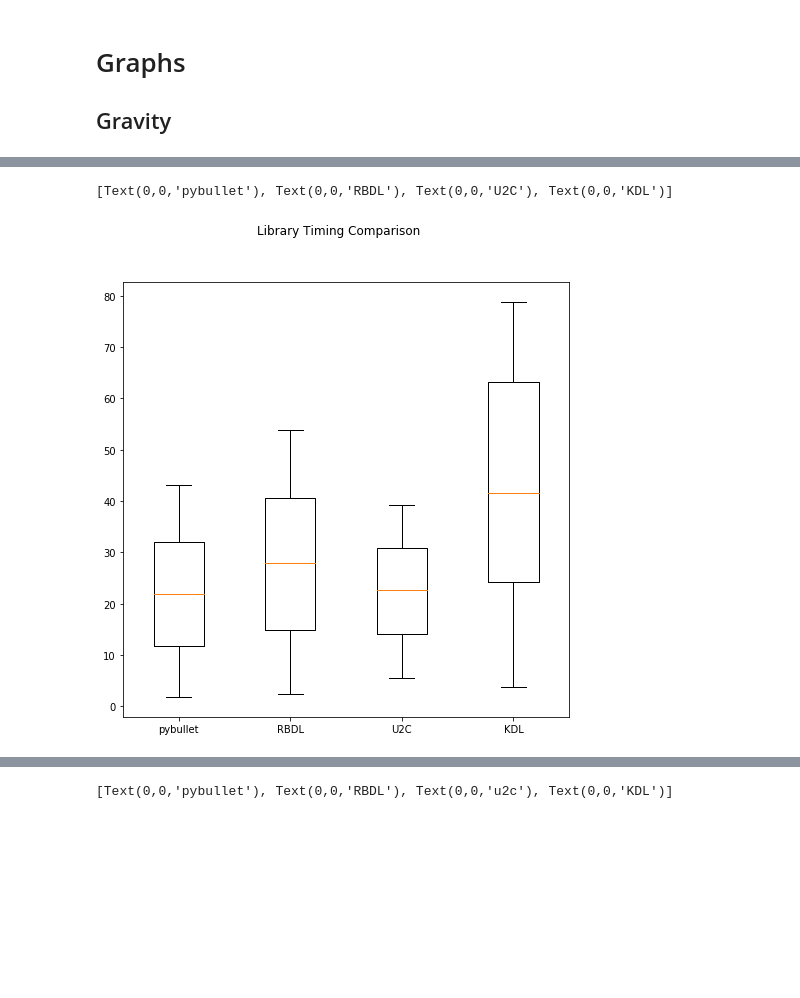
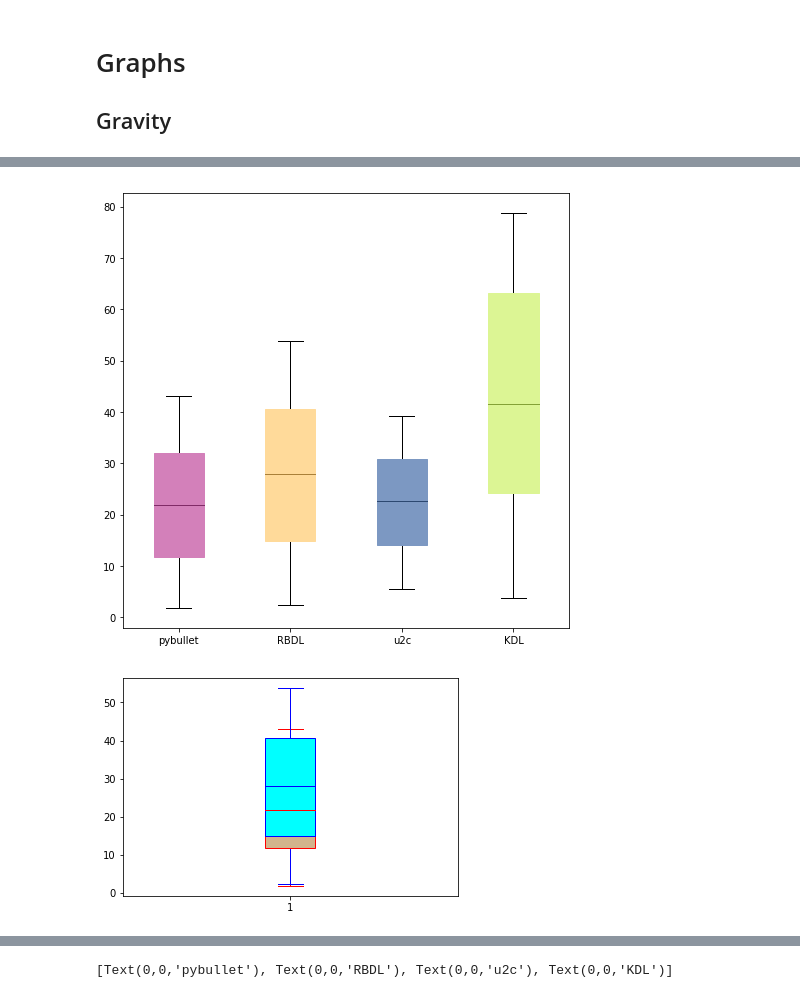
Before and after one commit to mahaarbo/urdf2casadi, a Jupyter notebook: examples/timing/timing_data.ipynb, the cells around one changed output, grey strips where cells are left out. Drawn from its saved outputs; the diff is of its cells as text; code cells hidden in the pictures; blank space fills up the shorter version.

Commit message:
data

```diff
--- a/examples/timing/timing_data.ipynb
+++ b/examples/timing/timing_data.ipynb
@@ -133,12 +151,0 @@ g_fig.show()
-# %%
-timing_scores = [g_mediantime_pb, g_mediantime_rbdl, g_mediantime_u2c, g_mediantime_kdl]
-names = ["pybullet", "RBDL", "U2C", "KDL"]#, "RBDL", "pybullet"]
-boxplot = plt.figure(figsize = (8, 8))
-boxplot.suptitle("Library Timing Comparison")
-ax = boxplot.add_subplot(111)
-ax.boxplot(timing_scores)
-#plt.boxplot(timing_scores)
-ax.set_xticklabels(names)
-# %% [output]
-[Text(0,0,'pybullet'), Text(0,0,'RBDL'), Text(0,0,'U2C'), Text(0,0,'KDL')]
-[figure, removed]
@@ -145,2 +162,58 @@ ax.set_xticklabels(names)
+# %%
+#c1 = ["#AA8439", "#7B9F35", "#882D61", "#2E4272"]
+#c2 = ["#DA9815", "#8ECB14", "#AF116A", "#1C4092"]
+#c3 = ["#FFAA00", "#A0F000", "#D30077", "#0B3FB5"]
+
+
+#data
+timing_scores = [g_mediantime_pb, g_mediantime_rbdl, g_mediantime_u2c, g_mediantime_kdl]
+
+names = ["pybullet", "RBDL", "u2c", "KDL"]#, "RBDL", "pybullet"]
+
+#figure instance
+boxplot = plt.figure(figsize = (8, 8))
+
+#create ax instance
+ax = boxplot.add_subplot(111)
+
+#create box plot
+
+bp = ax.boxplot(timing_scores, patch_artist = True)
+#plt.boxplot(timing_scores)
+ax.set_xticklabels(names)
+
+colors = ['pink', 'lightblue', 'lightgreen', "pink"]
+for patch, color, color2 in zip(bp['boxes'], c5, c5):
+    patch.set_facecolor(color)
+    patch.set_color(color2)
+
+#for patch, color in zip(bp['whiskers'], c1):
+#    patch.set_color(color, linewidth=2)
+
+for patch, color in zip(bp['medians'], c1):
+    patch.set_color(color)
+
+#for patch, color in zip(bp['caps'], c1+c2):
+#    patch.set_color(color)
+# %% [output]
+[figure, added]
+# %%
+def draw_plot(data, edge_color, fill_color):
+    bp = ax.boxplot(data, patch_artist=True)
+
+    for element in ['boxes', 'whiskers', 'fliers', 'means', 'medians', 'caps']:
+        plt.setp(bp[element], color=edge_color)
+
+    for patch in bp['boxes']:
+        patch.set(facecolor=fill_color)
+
+
+fig, ax = plt.subplots()
+draw_plot(g_mediantime_pb, 'red', 'tan')
+draw_plot(g_mediantime_rbdl, 'blue', 'cyan')
+#ax.set_ylim(0, 10)
+plt.show()
+# %% [output]
+[figure, added]
 # %%
 c_fig = plt.figure(figsize = (8, 8))
```
Also changed, not shown: parts of 12 cells of this notebook.
